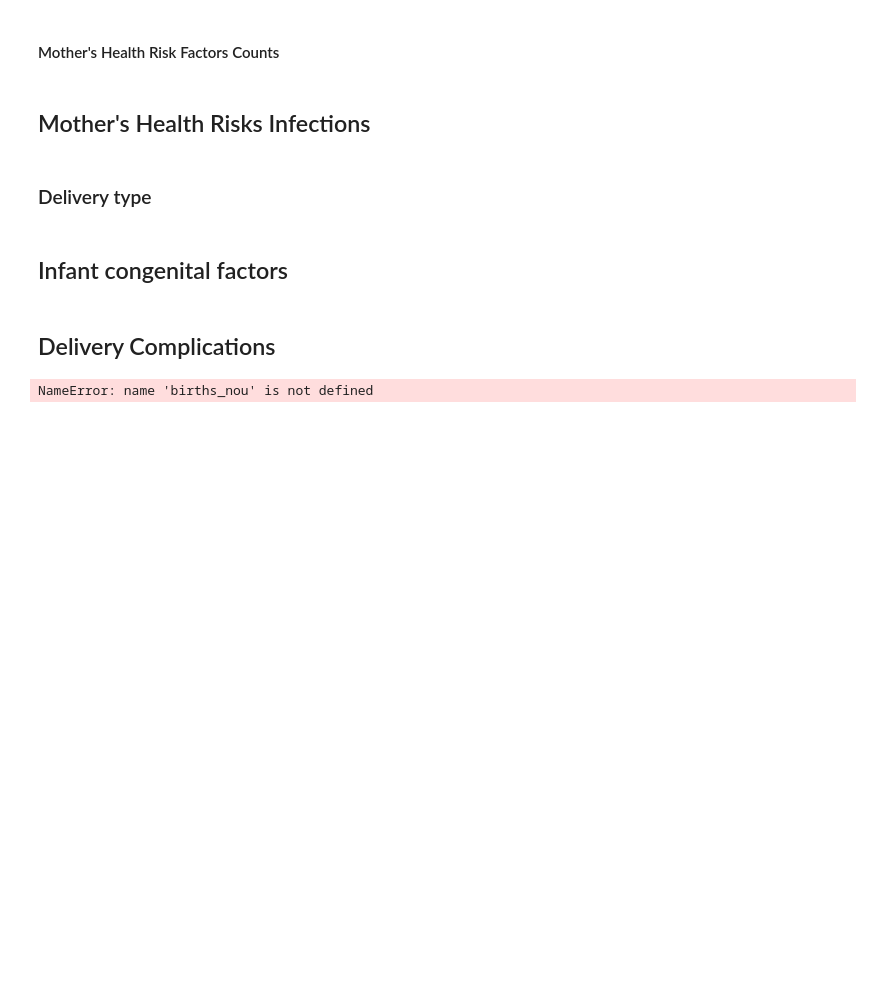
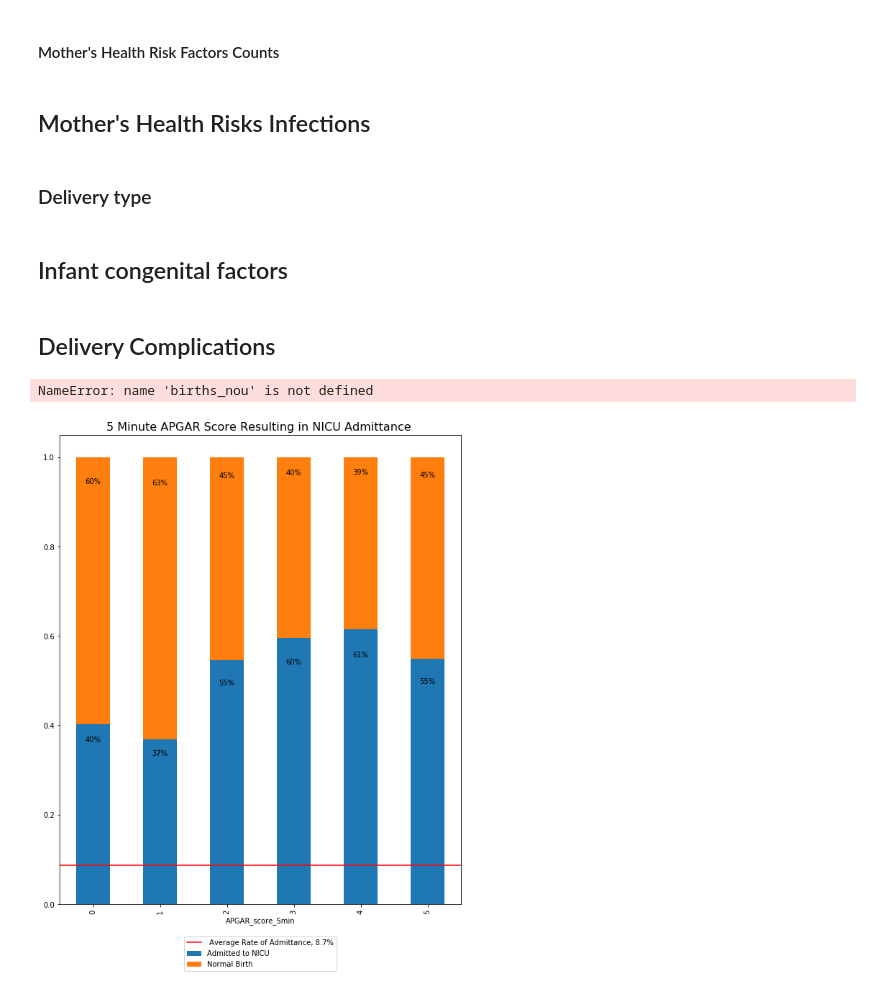
Before and after one commit to mkwasnica/CDC_capstone, a Jupyter notebook: notebooks/MK_Visualization.ipynb, the cells around one changed output. Drawn from its saved outputs; the diff is of its cells as text; code cells hidden in the pictures; blank space fills up the shorter version.

Commit message:
more plots

```diff
--- a/notebooks/MK_Visualization.ipynb
+++ b/notebooks/MK_Visualization.ipynb
@@ -86,6 +86,16 @@ def saveplt(filename):
     file2 = path + filename + '.png'
     plt.savefig(file1) #as pdf
     plt.savefig(file2) #as png
+
+def pct_bplot2(dataframe, group = str, target = 'admit_NICU', columns_titles = ['Y','N'] ):
+    df1 = dataframe.groupby([group])[target].count()
+    df2 =  dataframe.groupby([group])[target].value_counts().unstack()
+    df2 = df2.reindex(columns=columns_titles)
+    df3 = pd.merge(df1,df2, left_index = True, right_index = True)
+    pct_df = pd.DataFrame(list(map(lambda x: df3[x]/df3[target], df3.columns[1:])))
+    pct_df = pct_df.T
+    #pct_df.plot(kind = 'bar', stacked = True, legend = True)
+    return pct_df
 # %% [markdown]
 # Visualizations
 # %% [markdown]
@@ -588,32 +600,30 @@ plt.savefig('./Saved_Visualizations/delivery_risks_barcnt.png')
 # %%
-
-
 births_nou = remove_category(births_nou,'APGAR_score_5min',88)
 births_nou = remove_category(births_nou,'APGAR_score_5min',99)
-test = pct_bplot(births_nou,'APGAR_score_5min')
-
-
+test = pct_bplot2(births_nou,'APGAR_score_5min')
 test_plt = test.plot(kind = 'bar', stacked = True, legend = True,figsize=(10,12))
 plt.axhline(y=8.7/100, color='r', linestyle='-', label = '9%')
 #test_plt.set_xticklabels(fullnames_list)
 test_plt.set_title("5 Minute APGAR Score Resulting in NICU Admittance ", fontsize = 16)
 leg = test_plt.legend(labels=[' Average Rate of Admittance, 8.7%', 'Admitted to NICU', 'Normal Birth'],fontsize= 10, loc = 'lower center')
 #Adding annotation for percentages
 for p in test_plt.patches:
     width, height = p.get_width(), p.get_height()
     x, y = p.get_xy()
     test_plt.annotate('{:.0%}'.format(height), (p.get_x()+.5*width, p.get_y() + height*.9), ha = 'center', color = 'black')
 # Get the bounding box of the original legend
 bb = leg.get_bbox_to_anchor().inverse_transformed(test_plt.transAxes)
 # Change to location of the legend.
 yOffset = -.15
 bb.y0 += yOffset
 bb.y1 += yOffset
 leg.set_bbox_to_anchor(bb, transform = test_plt.transAxes)
 #(left, bottom, right, top)
 #plt.tight_layout(rect = (0,0,1.1,1))
 plt.savefig('./Saved_Visualizations/apgar5_barpct.pdf')
 plt.savefig('./Saved_Visualizations/apgar5_barpct.png')
+# %% [output]
+[figure, added]
 # %%
 births_nou = remove_category(births_nou,'APGAR_score_10min',88)
 births_nou = remove_category(births_nou,'APGAR_score_10min',99)
```
Also changed, not shown: parts of 2 cells of this notebook, 4 other files.
